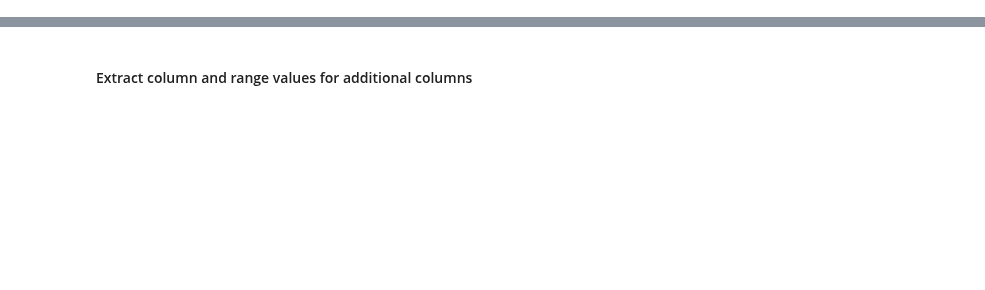
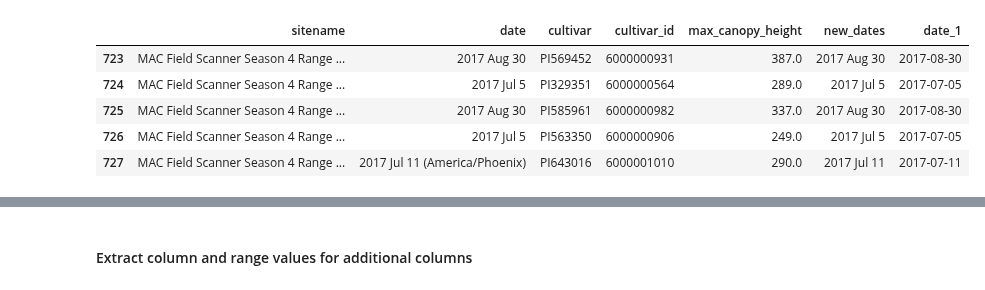
Before and after one commit to genophenoenvo/terraref-datasets, a Jupyter notebook: notebooks/canopy_heights.ipynb, the cells around one changed output, grey strips where cells are left out. Cells and saved outputs as stored; diff of their text form; code cells hidden in the pictures; blank space fills up the shorter version.

```diff
--- a/notebooks/canopy_heights.ipynb
+++ b/notebooks/canopy_heights.ipynb
@@ -245,0 +173,4 @@ manual_df_2 = manual_df_1.rename({'mean': 'canopy_height'}, axis=1)
+# %%
+max_canopy_heights_1 = max_canopy_heights.copy()
+# %%
+string_dates = max_canopy_heights_1.date.values
@@ -245,0 +181,15 @@ manual_df_2 = manual_df_1.rename({'mean': 'canopy_height'}, axis=1)
+# %%
+new_dates = []
+
+for d in string_dates:
+
+    if 'Phoenix' in d:
+        new_name = d[:-18]
+        new_dates.append(new_name)
+
+    else:
+        new_name = d
+        new_dates.append(new_name)
+# %%
+max_canopy_heights_1['new_dates'] = new_dates
+# max_canopy_heights_1.head()
@@ -245,0 +203,10 @@ manual_df_2 = manual_df_1.rename({'mean': 'canopy_height'}, axis=1)
+# %%
+max_canopy_heights_1['date_1'] = pd.to_datetime(max_canopy_heights_1.new_dates)
+# max_canopy_heights_1.tail()
+# %% [output]
+|  | sitename | date | cultivar | cultivar_id | max_canopy_height | new_dates | date_1 |
+| 723 | MAC Field Scanner Season 4 Range ... | 2017 Aug 30 | PI569452 | 6000000931 | 387.0 | 2017 Aug 30 | 2017-08-30 |
+| 724 | MAC Field Scanner Season 4 Range ... | 2017 Jul 5 | PI329351 | 6000000564 | 289.0 | 2017 Jul 5 | 2017-07-05 |
+| 725 | MAC Field Scanner Season 4 Range ... | 2017 Aug 30 | PI585961 | 6000000982 | 337.0 | 2017 Aug 30 | 2017-08-30 |
+| 726 | MAC Field Scanner Season 4 Range ... | 2017 Jul 5 | PI563350 | 6000000906 | 249.0 | 2017 Jul 5 | 2017-07-05 |
+| 727 | MAC Field Scanner Season 4 Range ... | 2017 Jul 11 (America/Phoenix) | PI643016 | 6000001010 | 290.0 | 2017 Jul 11 | 2017-07-11 |
```
Also changed, not shown: parts of 76 cells of this notebook.
